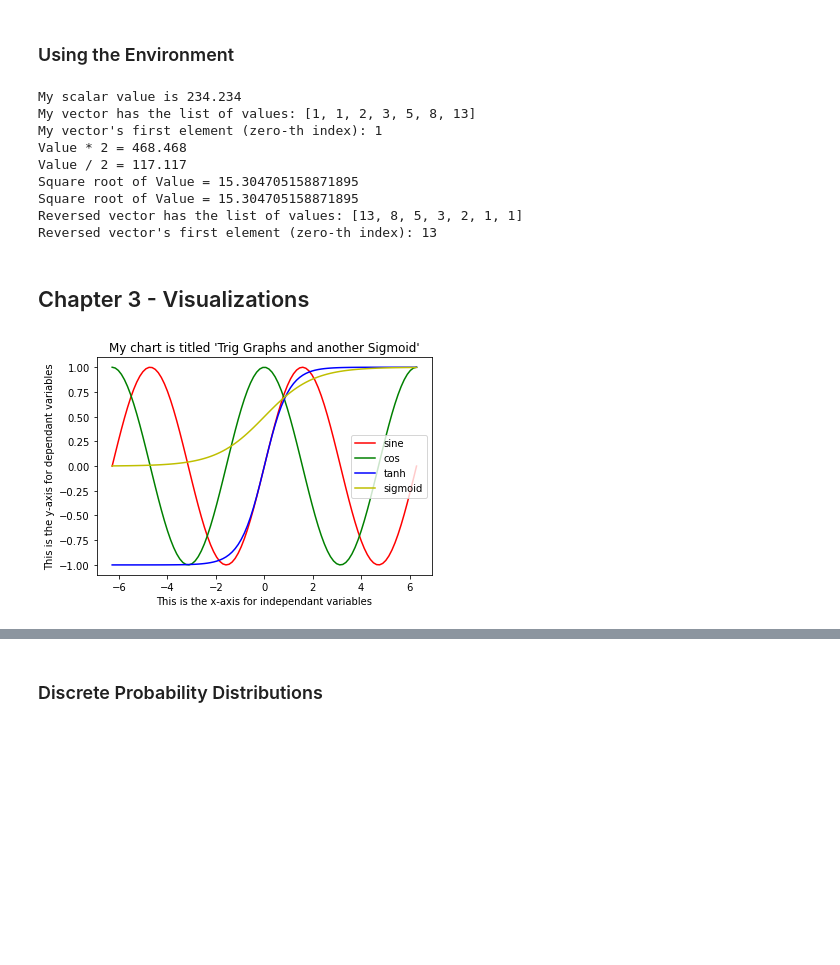
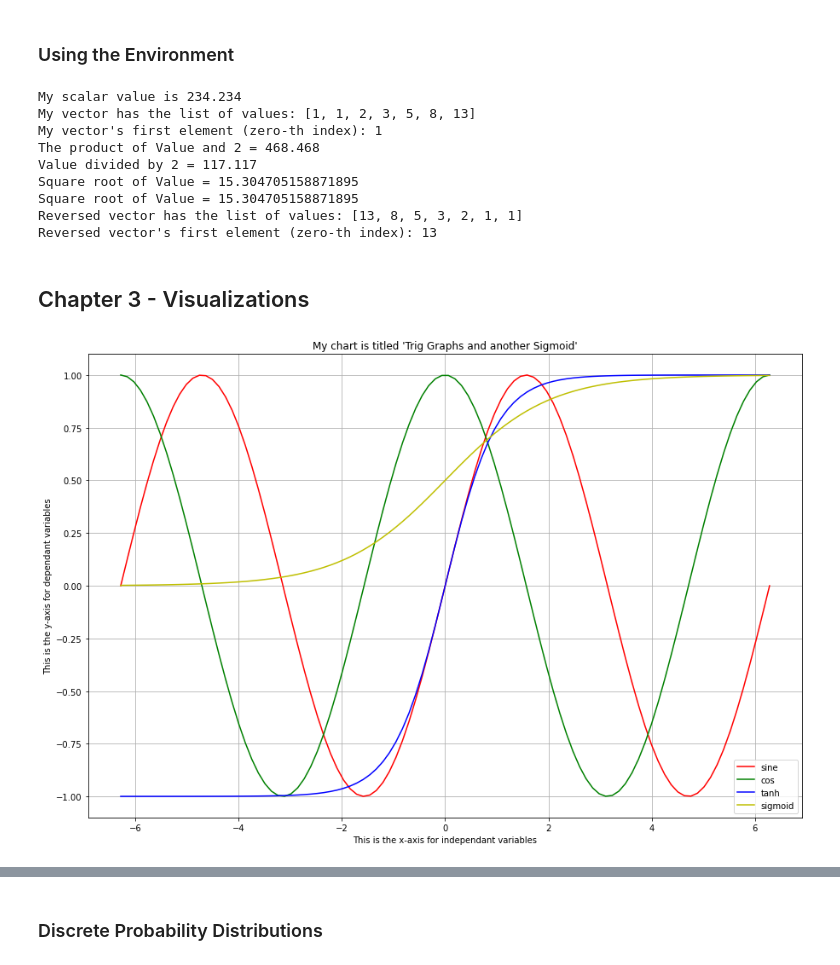
Before and after one commit to bigfastdata/MLTrainingCourse, a Jupyter notebook: WSG2022Spring/Math_Survivial_Lesson.ipynb, the cells around one changed output, grey strips where cells are left out. Saved outputs shown, nothing was run; the diff lists cells and outputs as text; code cells hidden in the pictures; blank space fills up the shorter version.

```diff
--- a/WSG2022Spring/Math_Survivial_Lesson.ipynb
+++ b/WSG2022Spring/Math_Survivial_Lesson.ipynb
@@ -55,8 +55,8 @@ print("My vector has the list of values: %s" % myVector)
 print("My vector's first element (zero-th index): %s" % myVector[0])
 
 # You can do math:
-print("Value * 2 = %s" % (myValue * 2))
-print("Value / 2 = %s" % (myValue / 2))
+print("The product of Value and 2 = %s" % (myValue * 2))
+print("Value divided by 2 = %s" % (myValue / 2))
 print("Square root of Value = %s" % (math.sqrt(myValue)))
 print("Square root of Value = %s" % (myValue ** 0.5))
 
@@ -65,7 +65,7 @@ myVector.reverse()
 print("Reversed vector has the list of values: %s" % myVector)
 print("Reversed vector's first element (zero-th index): %s" % myVector[0])
 
-# This is how you define a function... btw, this will be important for perceptrons and other normalization of values to (0.0, 1.0)
+# This is how you define a function... btw, this particular function will be important for perceptrons and other normalization of values to (0.0, 1.0)
 def sigmoidal(x):
     e = 2.71828
     return (1 / (1 + e ** (0-x)))
@@ -73,8 +73,8 @@ def sigmoidal(x):
 My scalar value is 234.234
 My vector has the list of values: [1, 1, 2, 3, 5, 8, 13]
 My vector's first element (zero-th index): 1
-Value * 2 = 468.468
-Value / 2 = 117.117
+The product of Value and 2 = 468.468
+Value divided by 2 = 117.117
 Square root of Value = 15.304705158871895
 Square root of Value = 15.304705158871895
 Reversed vector has the list of values: [13, 8, 5, 3, 2, 1, 1]
@@ -84,24 +84,26 @@ Reversed vector's first element (zero-th index): 13
 # %%
 import matplotlib.pyplot as plt
 
 x = np.linspace(-2 * np.pi, 2 * np.pi, 100)
 y1 = np.sin(x)
 y2 = np.cos(x)
 y3 = np.tanh(x)  # <--- Remember this "Sigmoidal" function for later (Sigmoid from Sigma from the greek letter, which in English starts with an 'S' and this curve is 'S' shaped)
-y4 = [ sigmoidal(i) for i in x] # <--- This is the other Sigmoid function - remember it too
+y4 = [sigmoidal(i) for i in x] # <--- This is the other Sigmoid function - remember it too
 
 fig, ax = plt.subplots()
 ax.plot(x, y1, color='r', label='sine')
 ax.plot(x, y2, color='g', label='cos')
 ax.plot(x, y3, color='b', label='tanh')
 ax.plot(x, y4, color='y', label='sigmoid')
+plt.gcf().set_size_inches(15,10)
 plt.xlabel("This is the x-axis for independant variables")
 plt.ylabel("This is the y-axis for dependant variables")
 plt.title("My chart is titled 'Trig Graphs and another Sigmoid'")
+plt.grid(True, which='both')
 plt.legend()
 plt.show()
 # %% [output]
-[figure, old version]
+[figure, new version]
 # %% [markdown]
 ## Chapter 4 - Linear Algebra
 ### The Second Most Important Equation in Machine Learning
```
Also changed, not shown: parts of 14 cells of this notebook.
